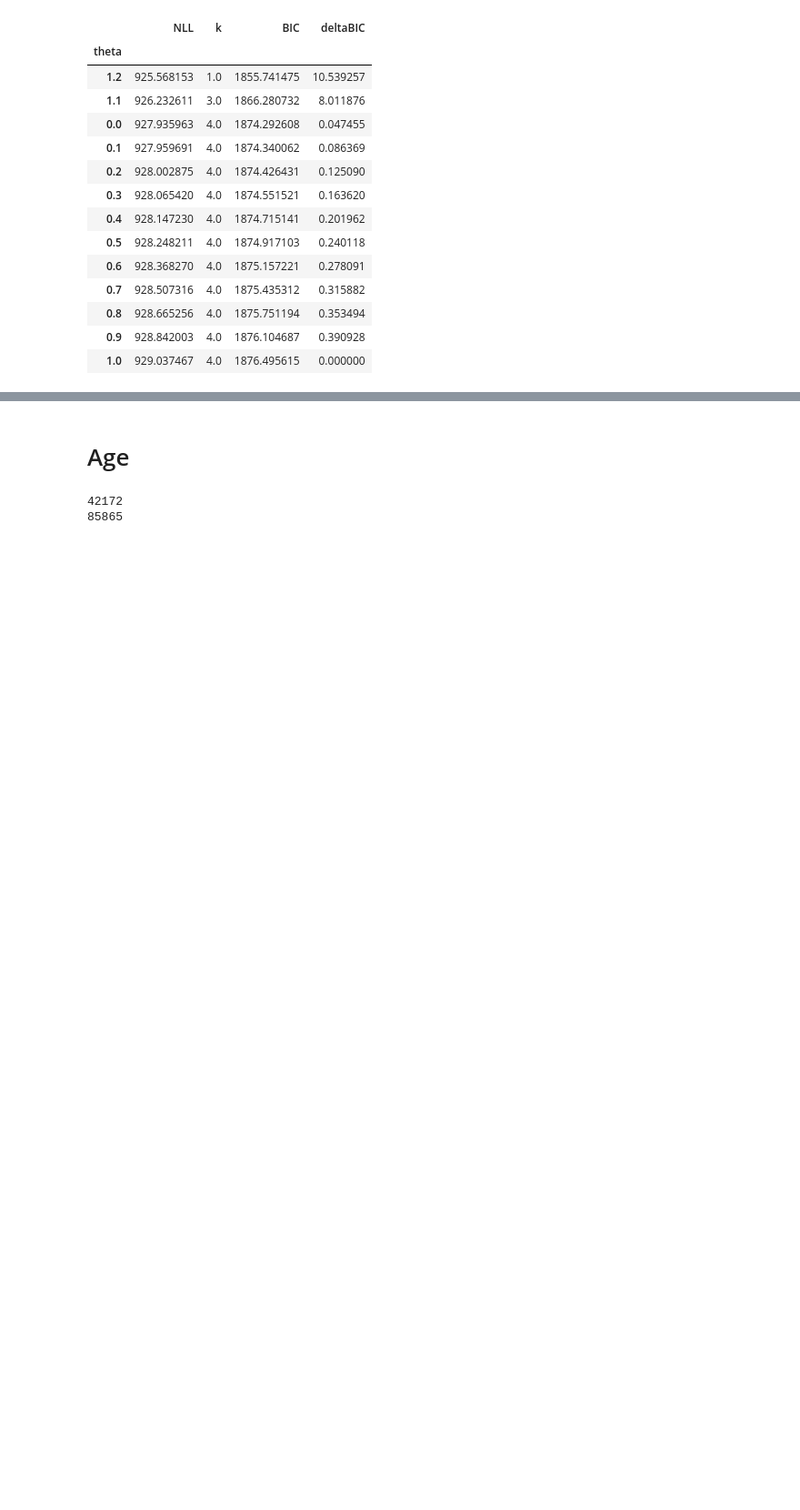
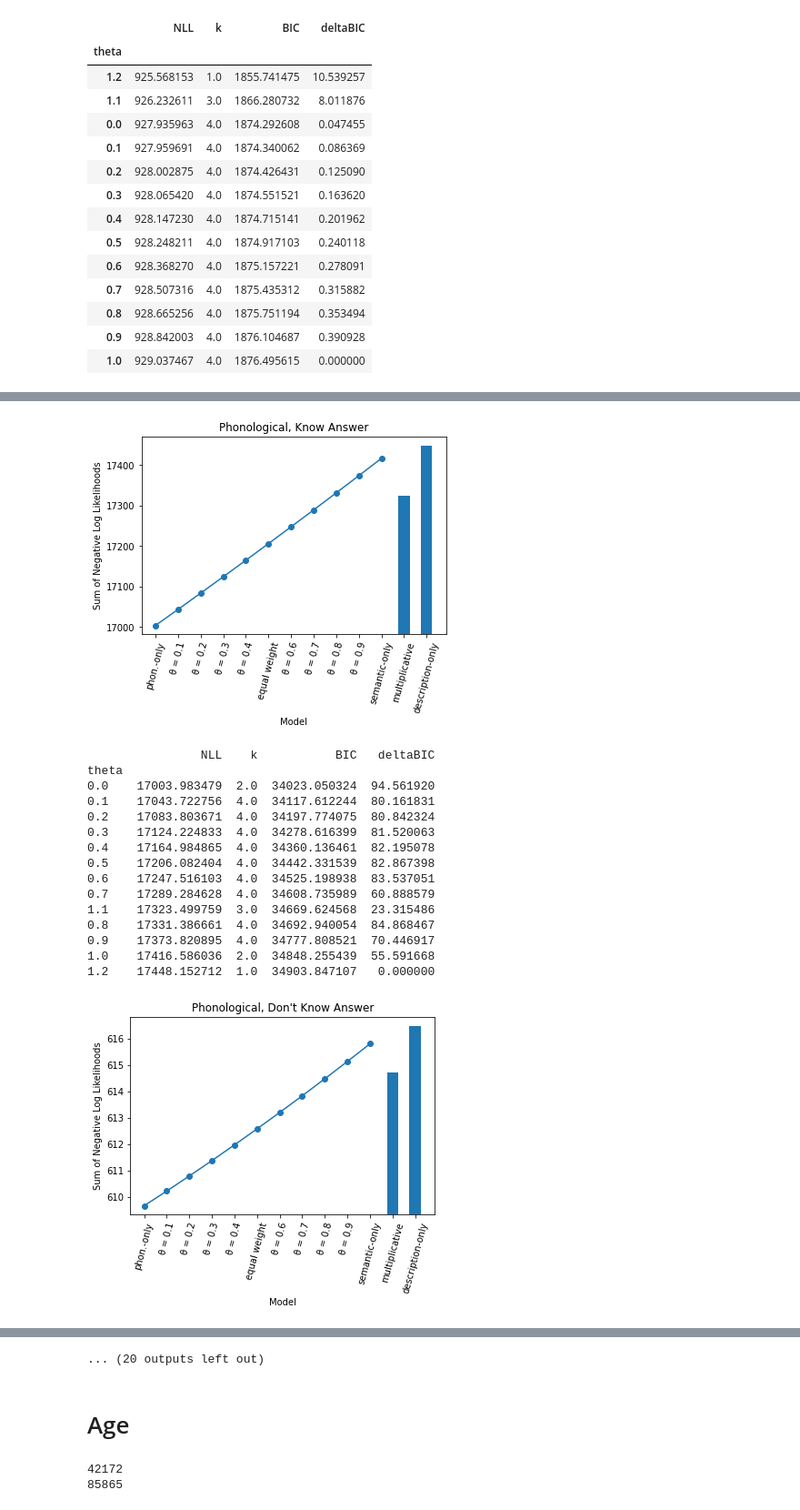
Before and after one commit to abhilasha-kumar/modeling-lexical-retrieval, a Jupyter notebook: LexicalRetrieval.ipynb, the cells around one changed output, grey strips where cells are left out. Shown at 91% size. Cells and saved outputs as stored; diff of their text form; code cells hidden in the pictures; blank space fills up the shorter version.

```diff
--- a/LexicalRetrieval.ipynb
+++ b/LexicalRetrieval.ipynb
@@ -1425,0 +1426,39 @@ plt.show()
+# %%
+# plots for each prime condition and state
+x = [0, 0.1, 0.2, 0.3, 0.4, 0.5, 0.6, 0.7, 0.8, 0.9, 1.0, 1.1, 1.2]
+values = ['phon.-only', 'θ = 0.1', 'θ = 0.2', 'θ = 0.3','θ = 0.4','equal weight', 'θ = 0.6', 'θ = 0.7', 'θ = 0.8', 'θ = 0.9', 'semantic-only', 'multiplicative', 'description-only']
+pc = {'P': 'Phonological', 'R': 'Semantic', 'B': 'Both', 'U': 'Unrelated'}
+states = ["Know Answer", "Don't Know Answer", "Other Word in Mind", "Tip of the Tongue State"]
+for p in ['P', 'R', 'B', 'U']:
+  for i in range(1,5):
+    subset = newd[(newd['PrimeCondition'] == p) & (newd['Question.RESP'] == i)]
+    grouped = subset[['theta', 'NLL']].groupby(['theta']).sum()
+    y = grouped['NLL']
+    k = (max(y) - min(y)) / 20
+    plt.plot(x[:11],y[:1.0],marker="o")
+    plt.bar(x[11:],y[1.1:], width=.05)
+    plt.ylim(min(y)-k, max(y)+k)
+    plt.xlabel("Model")
+    plt.ylabel("Sum of Negative Log Likelihoods")
+    plt.title(pc[p] + ", "+ states[i-1])
+    plt.xticks(x,values, rotation=75)
+    plt.show()
+    print(delta(grouped, len(subset)/13))
+# %% [output]
+[figure, added]
+                NLL    k           BIC   deltaBIC
+theta
+0.0    17003.983479  2.0  34023.050324  94.561920
+0.1    17043.722756  4.0  34117.612244  80.161831
+0.2    17083.803671  4.0  34197.774075  80.842324
+0.3    17124.224833  4.0  34278.616399  81.520063
+0.4    17164.984865  4.0  34360.136461  82.195078
+0.5    17206.082404  4.0  34442.331539  82.867398
+0.6    17247.516103  4.0  34525.198938  83.537051
+0.7    17289.284628  4.0  34608.735989  60.888579
+1.1    17323.499759  3.0  34669.624568  23.315486
+0.8    17331.386661  4.0  34692.940054  84.868467
+0.9    17373.820895  4.0  34777.808521  70.446917
+1.0    17416.586036  2.0  34848.255439  55.591668
+1.2    17448.152712  1.0  34903.847107   0.000000
+[figure, added]
@@ -1426,3 +1544,4 @@ plt.show()
+... (20 outputs left out)
 # %% [markdown]
 # Age
 # %%
```
Also changed, not shown: parts of 4 cells of this notebook.
